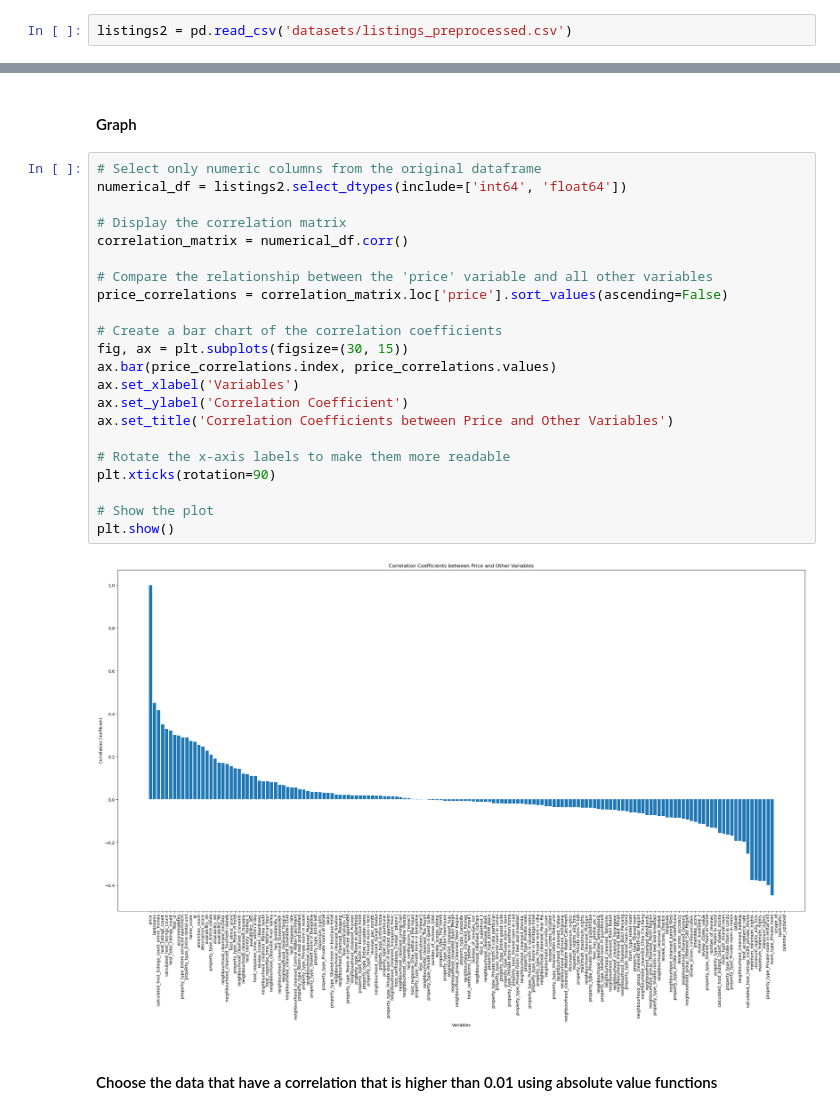
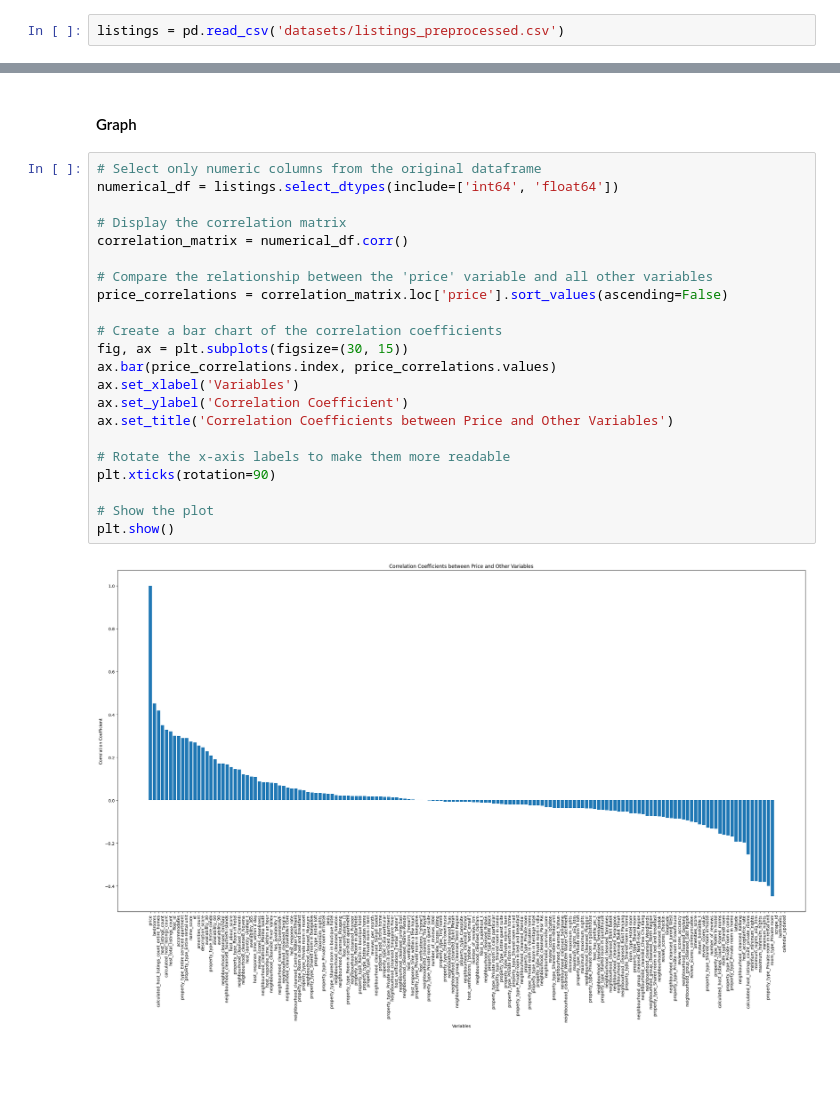
Before and after one commit to Theawmaster/Predict-Airbnb-Prices, a Jupyter notebook: 0c_exploratory_data_analysis.ipynb, the cells around one changed output, grey strips where cells are left out. Drawn from its saved outputs; the diff is of its cells as text; blank space fills up the shorter version.

```diff
--- a/0c_exploratory_data_analysis.ipynb
+++ b/0c_exploratory_data_analysis.ipynb
@@ -13,4 +8,4 @@ import numpy as np
 # %% [markdown]
 #### Read the data
 # %%
-listings2 = pd.read_csv('datasets/listings_preprocessed.csv')
+listings = pd.read_csv('datasets/listings_preprocessed.csv')
@@ -160,27 +13,25 @@ Name: price, dtype: float64
 #### Graph
 # %%
 # Select only numeric columns from the original dataframe
-numerical_df = listings2.select_dtypes(include=['int64', 'float64'])
+numerical_df = listings.select_dtypes(include=['int64', 'float64'])
 
 # Display the correlation matrix
 correlation_matrix = numerical_df.corr()
 
 # Compare the relationship between the 'price' variable and all other variables
 price_correlations = correlation_matrix.loc['price'].sort_values(ascending=False)
 
 # Create a bar chart of the correlation coefficients
 fig, ax = plt.subplots(figsize=(30, 15))
 ax.bar(price_correlations.index, price_correlations.values)
 ax.set_xlabel('Variables')
 ax.set_ylabel('Correlation Coefficient')
 ax.set_title('Correlation Coefficients between Price and Other Variables')
 
 # Rotate the x-axis labels to make them more readable
 plt.xticks(rotation=90)
 
 # Show the plot
 plt.show()
 # %% [output]
-[figure, old version]
+[figure, new version]
-# %% [markdown]
-#### Choose the data that have a correlation that is higher than 0.01 using absolute value functions
```
Also changed, not shown: parts of 19 cells of this notebook, 1 other file.
